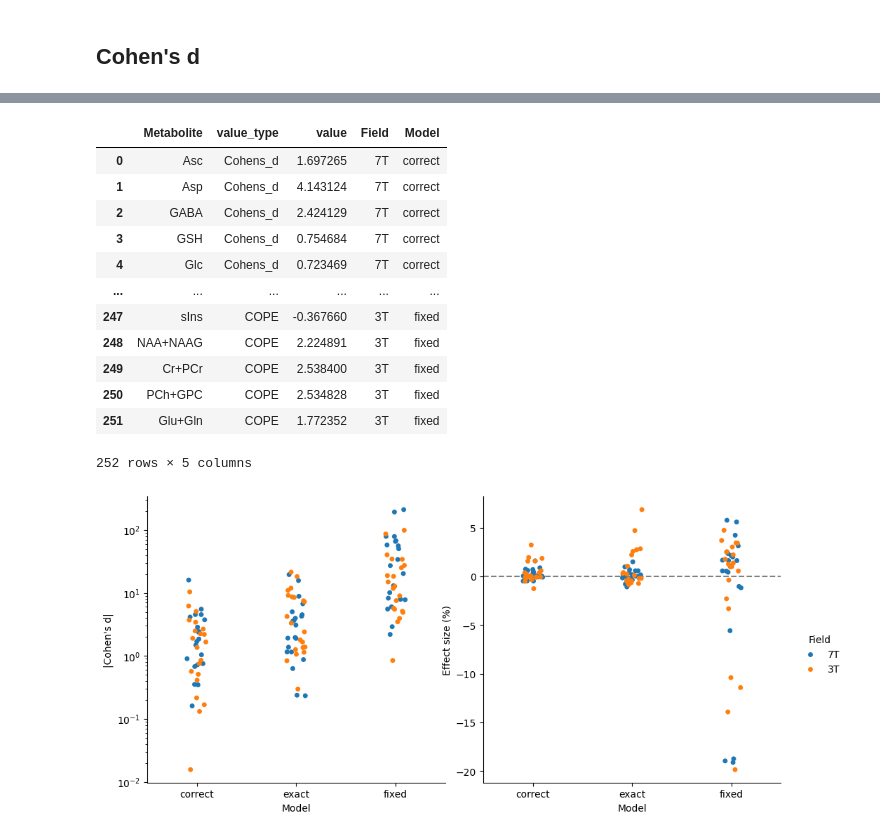
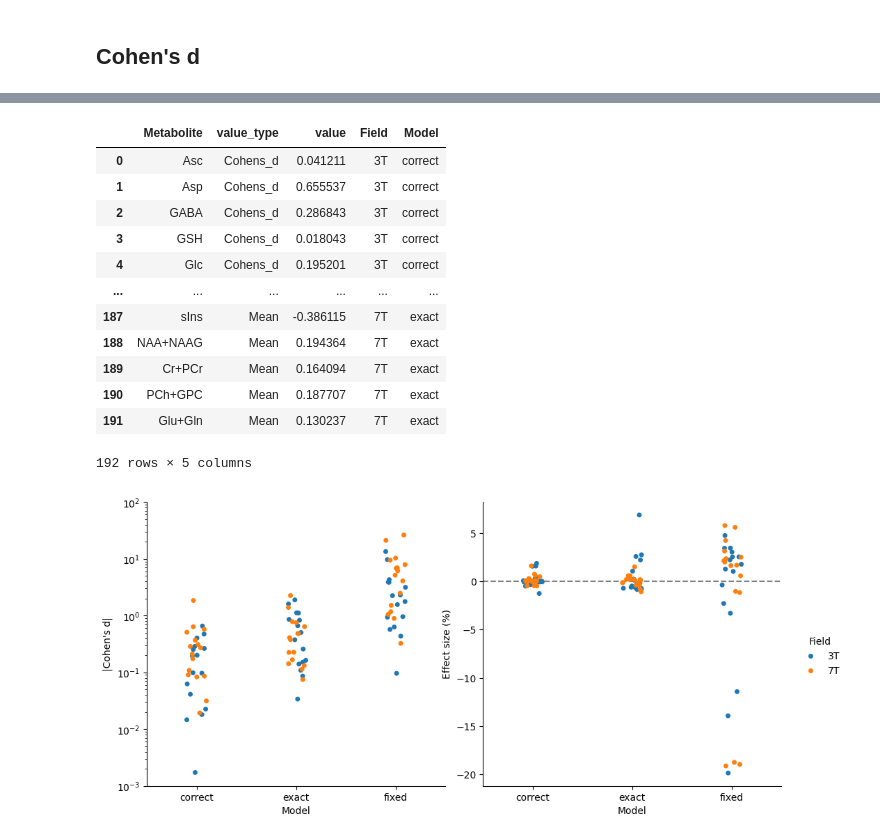
Before and after one commit to wtclarke/fmrs_bold_dynamic_fitting, a Jupyter notebook: results_analysis.ipynb, the cells around one changed output, grey strips where cells are left out. Drawn from its saved outputs; the diff is of its cells as text; code cells hidden in the pictures.

```diff
--- a/results_analysis.ipynb
+++ b/results_analysis.ipynb
@@ -120,0 +98,13 @@ group_res['3T_exact_lb'].filter(regex='gamma', axis=0)
+# %%
+indiv_summary_res = {key: [] for key in group_res}
+
+for fp in base_output.rglob('dyn_results.csv'):
+    indiv_summary_res[fp.parent.parent.stem].append(
+        pd.read_csv(
+            fp,
+            index_col=0,
+            header=[0]))
+
+for key in indiv_summary_res:
+    tmp = pd.concat(indiv_summary_res[key])
+    indiv_summary_res[key] =pd.concat((tmp.mean(), tmp.std()), axis=1, keys=['mean', 'sd'])
@@ -121,7 +148,7 @@ group_res['3T_exact_lb'].filter(regex='gamma', axis=0)
 # %% [markdown]
 ## Cohen's d
 # %%
-to_drop = ['NAA', 'NAAG', 'Cr', 'PCr', 'PCh', 'GPC', 'Ala', 'Gly', 'Lip09', 'Lip13a', 'Lip13b', 'Lip20']
+to_drop = ['NAA', 'NAAG', 'Cr', 'PCr', 'PCh', 'GPC', 'Ala', 'Gly', 'Lip09', 'Lip13a', 'Lip13b', 'Lip20', 'MM09', 'MM20', 'MM12', 'MM14', 'MM17']
 
 def calc_cohens_d(all_df):
     out = {}
@@ -130,18 +157,21 @@ def calc_cohens_d(all_df):
         mean_activation_df.index = mean_activation_df.index.str.replace('_mean_activation','').str.replace('conc_','')
         mean_activation_df = mean_activation_df.drop(to_drop)
 
-        # calculate SD from variance
-        mean_activation_df.loc[:,'SDCOPE'] = mean_activation_df.VARCOPE.pow(0.5)
-
         # Calculate Cohens d
-        mean_activation_df.loc[:,'Cohens_d'] = mean_activation_df.COPE.div(mean_activation_df.SDCOPE)
+        mean_activation_df.loc[:,'Cohens_d'] = mean_activation_df.GroupMean.div(mean_activation_df.IndivSD)
 
         constant_df = df.filter(regex='constant', axis=0)
         constant_df.index = constant_df.index.str.replace('_constant','').str.replace('conc_','')
         constant_df = constant_df.drop(to_drop)
 
-        mean_activation_df.loc[:, ['COPE', 'VARCOPE']] = mean_activation_df.loc[:, ['COPE', 'VARCOPE', 'SDCOPE']].div(constant_df.COPE, axis=0)
-        out[key] = mean_activation_df.loc[:, ['COPE', 'SDCOPE', 'Cohens_d']]
+        mean_activation_df.loc[:, ['GroupMean', 'GroupSD', 'IndivMean', 'IndivSD']] = \
+              mean_activation_df.loc[:, ['GroupMean', 'GroupSD', 'IndivMean', 'IndivSD']].div(constant_df.GroupMean, axis=0)
+        out[key] = mean_activation_df.loc[:, ['GroupMean', 'IndivSD', 'Cohens_d']]
+        out[key].rename(
+        columns={
+            'GroupMean': 'Mean',
+            'IndivSD': 'SD'},
+        inplace=True)
 
     return pd.concat(out.values(), axis=1, keys=out.keys())
 
@@ -149,14 +179,14 @@ def print_cohensd_all(all_df):
     formatter_dict = {}
     for key in results_df.columns.get_level_values(0).unique():
         formatter_dict.update({
-            (key, 'COPE'): "{:+0.1%}",
-            (key, 'SDCOPE'): "{:0.3%}",
+            (key, 'Mean'): "{:+0.1%}",
+            (key, 'SD'): "{:0.3%}",
             (key, 'Cohens_d'): "{:0.3f}"})
 
     return all_df.style\
         .format(formatter=formatter_dict)
 
-results_df = calc_cohens_d(combined_res)
+results_df = calc_cohens_d(merged_df)
 
 print_cohensd_all(results_df)
 # %% [output]
@@ -181,5 +211,5 @@ print_cohensd_all(results_df)
 # %%
-to_plot_cd = results_df.loc[:,(slice(None), ['Cohens_d', 'COPE'])]
+to_plot_cd = results_df.loc[:,(slice(None), ['Cohens_d', 'Mean'])]
 to_plot_cd = to_plot_cd.melt(ignore_index=False).reset_index(names=['Metabolite'])
 
 #  Split into field strength and model
@@ -194,41 +224,42 @@ to_plot_cd.loc[~cd_index, "value"] = to_plot_cd.loc[~cd_index, "value"] * 100.0
 to_plot_cd
 # %% [output]
 |  | Metabolite | value_type | value | Field | Model |
-| 0 | Asc | Cohens_d | 1.697265 | 7T | correct |
-| 1 | Asp | Cohens_d | 4.143124 | 7T | correct |
-| 2 | GABA | Cohens_d | 2.424129 | 7T | correct |
-| 3 | GSH | Cohens_d | 0.754684 | 7T | correct |
-| 4 | Glc | Cohens_d | 0.723469 | 7T | correct |
+| 0 | Asc | Cohens_d | 0.041211 | 3T | correct |
+| 1 | Asp | Cohens_d | 0.655537 | 3T | correct |
+| 2 | GABA | Cohens_d | 0.286843 | 3T | correct |
+| 3 | GSH | Cohens_d | 0.018043 | 3T | correct |
+| 4 | Glc | Cohens_d | 0.195201 | 3T | correct |
 | ... | ... | ... | ... | ... | ... |
-| 247 | sIns | COPE | -0.367660 | 3T | fixed |
-| 248 | NAA+NAAG | COPE | 2.224891 | 3T | fixed |
-| 249 | Cr+PCr | COPE | 2.538400 | 3T | fixed |
-| 250 | PCh+GPC | COPE | 2.534828 | 3T | fixed |
-| 251 | Glu+Gln | COPE | 1.772352 | 3T | fixed |
+| 187 | sIns | Mean | -0.386115 | 7T | exact |
+| 188 | NAA+NAAG | Mean | 0.194364 | 7T | exact |
+| 189 | Cr+PCr | Mean | 0.164094 | 7T | exact |
+| 190 | PCh+GPC | Mean | 0.187707 | 7T | exact |
+| 191 | Glu+Gln | Mean | 0.130237 | 7T | exact |
-252 rows × 5 columns
+192 rows × 5 columns
 # %%
 import seaborn as sns
 import matplotlib.pyplot as plt
 
 
 effect_plot=sns.catplot(
     data=to_plot_cd,
     kind='strip',
     x='Model',
     hue='Field',
     y="value",
     log_scale=False,
     col="value_type",
-    sharey=False
+    sharey=False,
+    order=['correct', 'exact', 'fixed']
 )
 effect_plot.refline(y=0)
 _ = effect_plot.axes.flat[0].set(yscale="log")
 _ = effect_plot.axes.flat[1].set(ylabel="Effect size (%)")
 _ = effect_plot.axes.flat[0].set(ylabel="|Cohen's d|")
 _ = effect_plot.axes.flat[0].set(title="")
 _ = effect_plot.axes.flat[1].set(title="")
-# plt.ylim(-20, 10)
+_ = effect_plot.axes.flat[0].set_ylim([1E-3, 1E2])
 
 effect_plot.savefig("figures/dynamic_effect_size.png", dpi=600, bbox_inches="tight")
 # %% [output]
-[figure, old version]
+[figure, new version]
```
Also changed, not shown: parts of 16 cells of this notebook.
